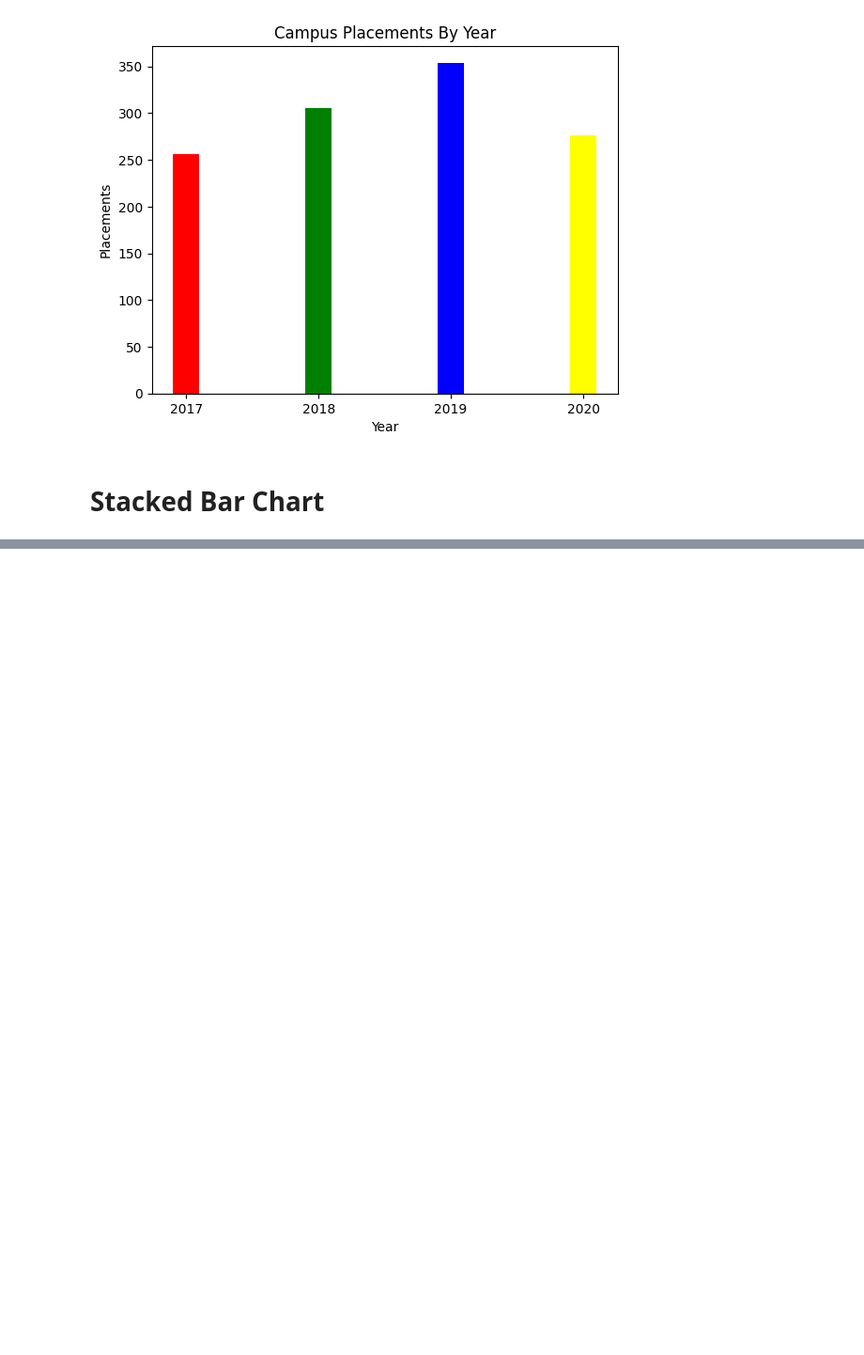
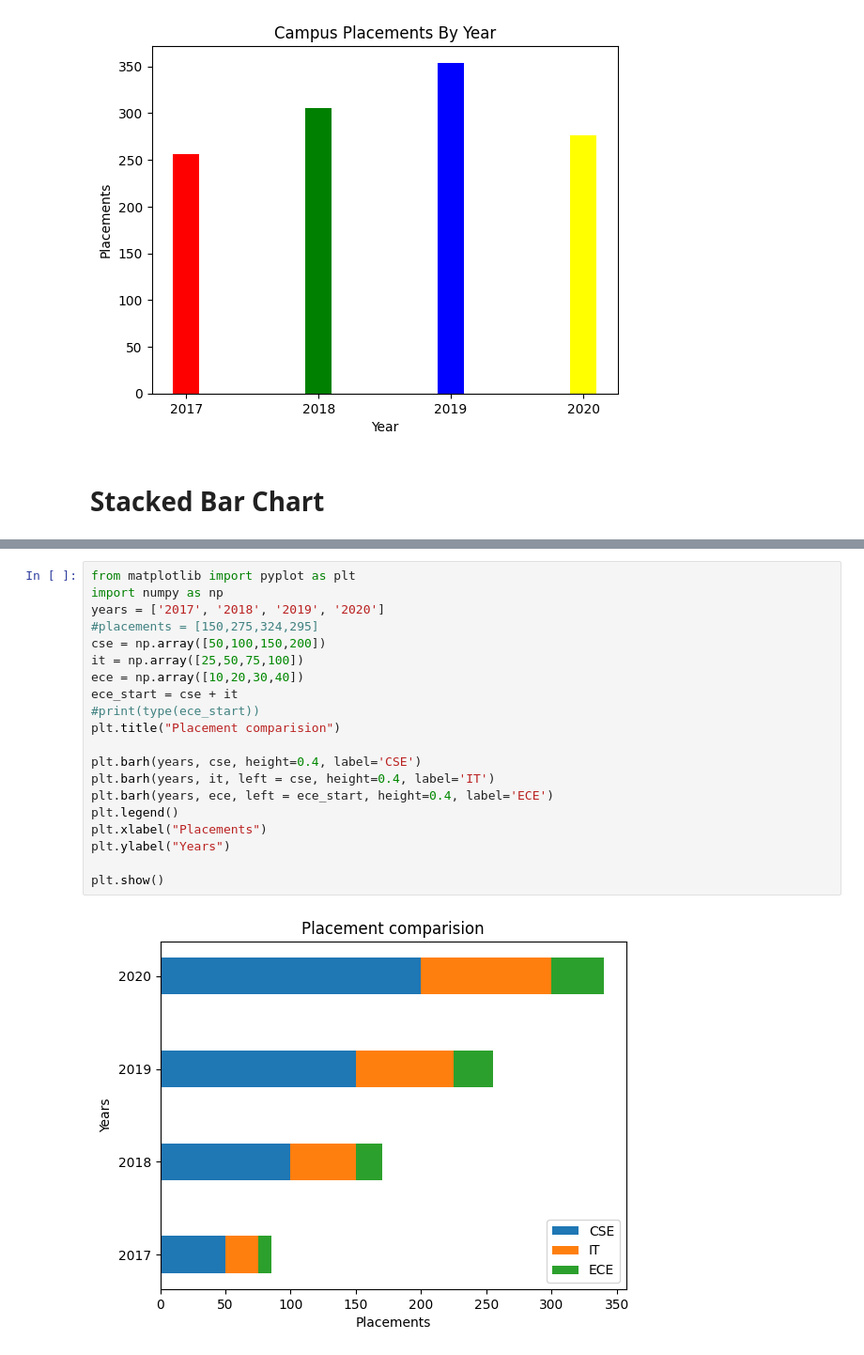
Before and after one commit to sbborusu/530pm_Agentic_Ai_Batch_7thApril, a Jupyter notebook: Matplotlib.ipynb, the cells around one changed output, grey strips where cells are left out. Shown at 94% size. Cells and saved outputs as stored; diff of their text form; blank space fills up the shorter version.

```diff
--- a/Matplotlib.ipynb
+++ b/Matplotlib.ipynb
@@ -929,0 +950,22 @@ plt.show()
+# %%
+from matplotlib import pyplot as plt
+import numpy as np
+years = ['2017', '2018', '2019', '2020']
+#placements = [150,275,324,295]
+cse = np.array([50,100,150,200])
+it = np.array([25,50,75,100])
+ece = np.array([10,20,30,40])
+ece_start = cse + it
+#print(type(ece_start))
+plt.title("Placement comparision")
+
+plt.barh(years, cse, height=0.4, label='CSE')
+plt.barh(years, it, left = cse, height=0.4, label='IT')
+plt.barh(years, ece, left = ece_start, height=0.4, label='ECE')
+plt.legend()
+plt.xlabel("Placements")
+plt.ylabel("Years")
+
+plt.show()
+# %% [output]
+[figure, added]
```
Also changed, not shown: parts of 4 cells of this notebook.
